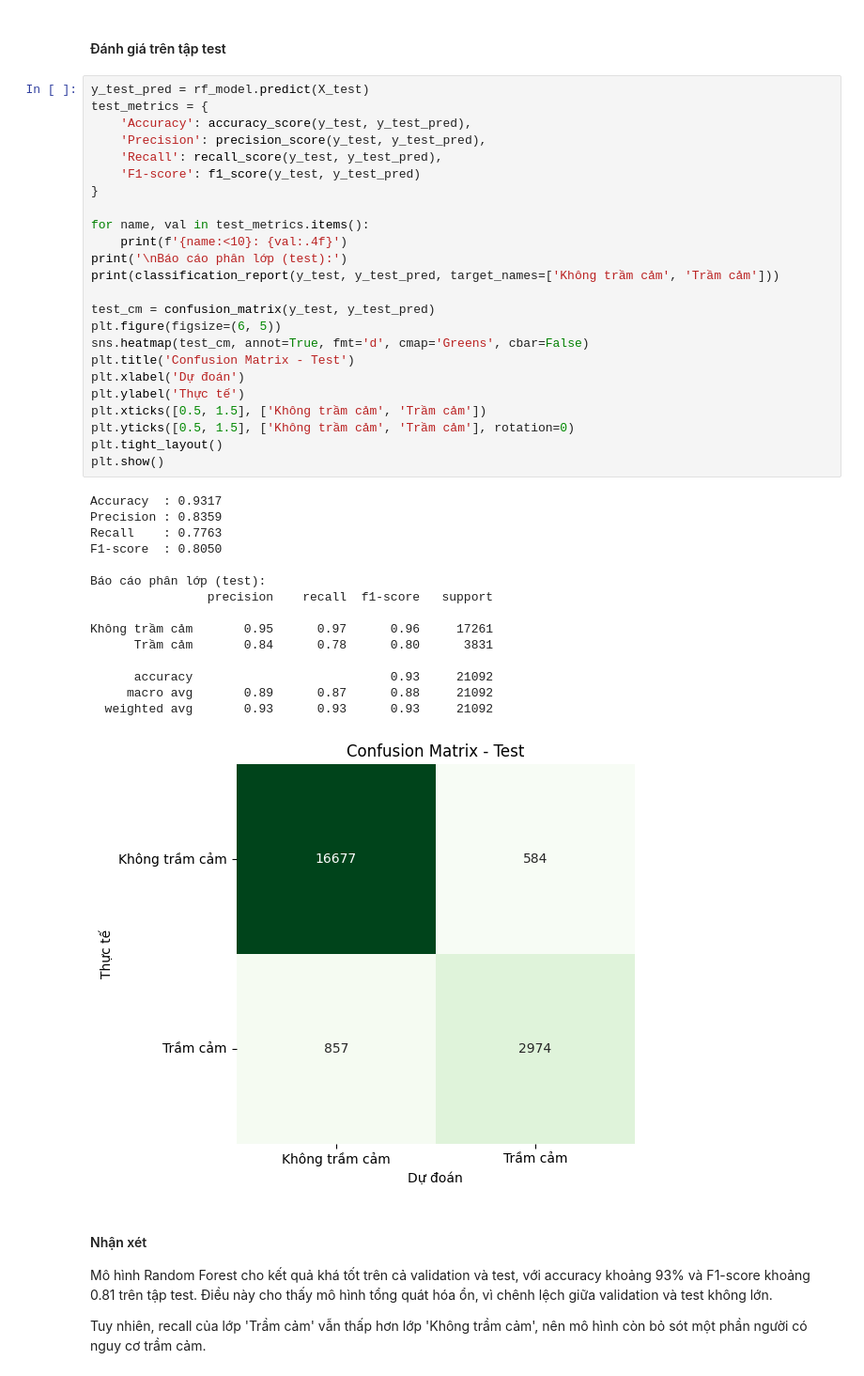
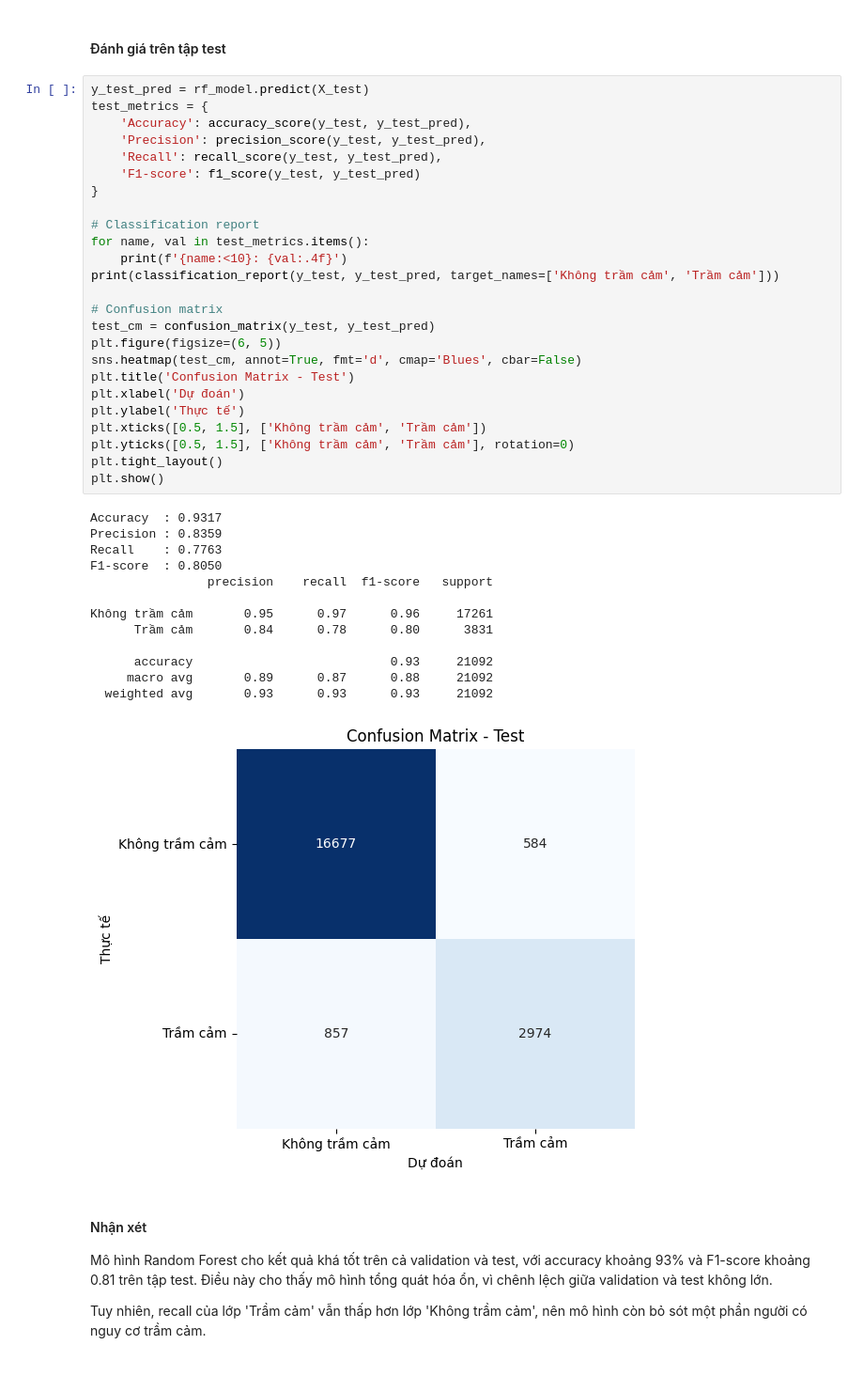
Before and after one commit to phamhuongtra/depression_analysis, a Jupyter notebook: model.ipynb, the cells around one changed output. Shown at 94% size. Cells and saved outputs as stored; diff of their text form.

```diff
--- a/model.ipynb
+++ b/model.ipynb
@@ -136,38 +149,37 @@ test_metrics = {
     'Recall': recall_score(y_test, y_test_pred),
     'F1-score': f1_score(y_test, y_test_pred)
 }
 
+# Classification report
 for name, val in test_metrics.items():
     print(f'{name:<10}: {val:.4f}')
-print('\nBáo cáo phân lớp (test):')
 print(classification_report(y_test, y_test_pred, target_names=['Không trầm cảm', 'Trầm cảm']))
 
+# Confusion matrix
 test_cm = confusion_matrix(y_test, y_test_pred)
 plt.figure(figsize=(6, 5))
-sns.heatmap(test_cm, annot=True, fmt='d', cmap='Greens', cbar=False)
+sns.heatmap(test_cm, annot=True, fmt='d', cmap='Blues', cbar=False)
 plt.title('Confusion Matrix - Test')
 plt.xlabel('Dự đoán')
 plt.ylabel('Thực tế')
 plt.xticks([0.5, 1.5], ['Không trầm cảm', 'Trầm cảm'])
 plt.yticks([0.5, 1.5], ['Không trầm cảm', 'Trầm cảm'], rotation=0)
 plt.tight_layout()
 plt.show()
 # %% [output]
 Accuracy  : 0.9317
 Precision : 0.8359
 Recall    : 0.7763
 F1-score  : 0.8050
-
-Báo cáo phân lớp (test):
                 precision    recall  f1-score   support
 
 Không trầm cảm       0.95      0.97      0.96     17261
       Trầm cảm       0.84      0.78      0.80      3831
 
       accuracy                           0.93     21092
      macro avg       0.89      0.87      0.88     21092
   weighted avg       0.93      0.93      0.93     21092
-[figure, old version]
+[figure, new version]
 # %% [markdown]
 #### Nhận xét
 Mô hình Random Forest cho kết quả khá tốt trên cả validation và test, với accuracy khoảng 93% và F1-score khoảng 0.81 trên tập test. Điều này cho thấy mô hình tổng quát hóa ổn, vì chênh lệch giữa validation và test không lớn.
```
Also changed, not shown: parts of 4 cells of this notebook.
